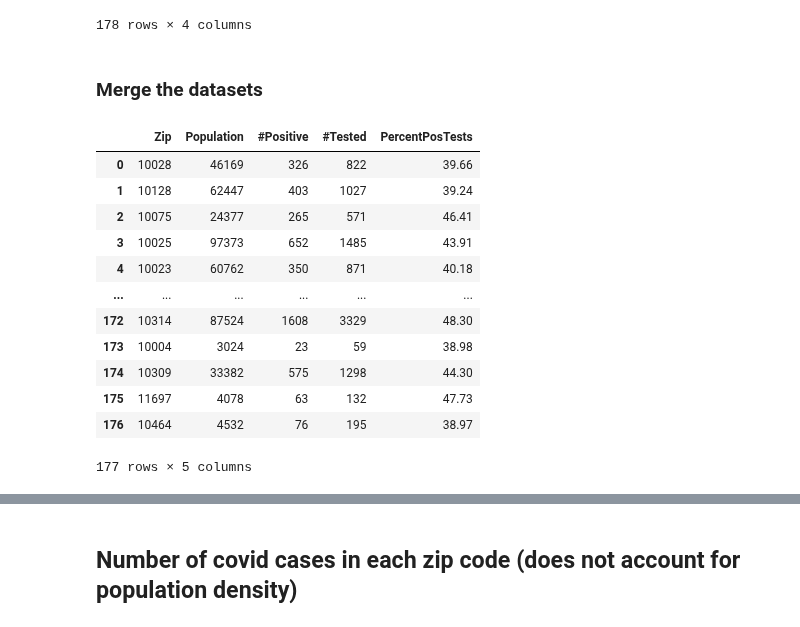
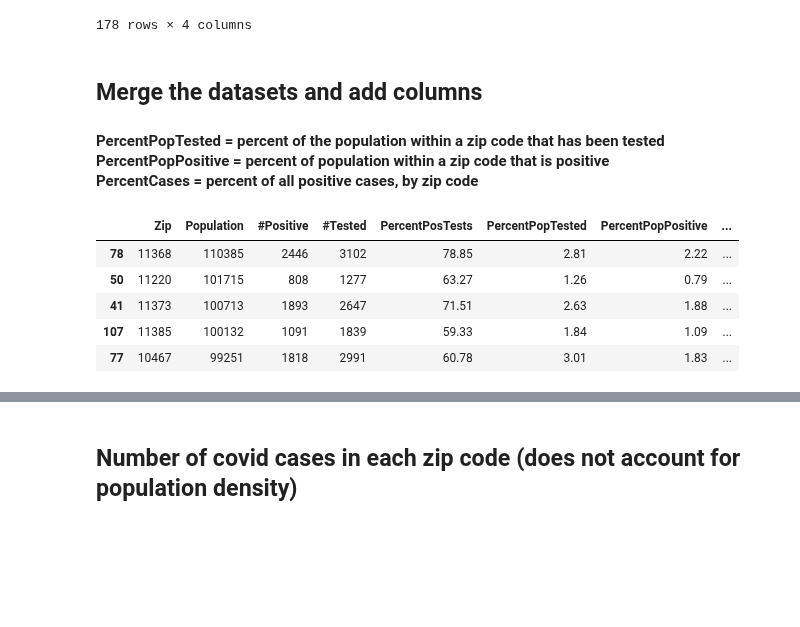
Before and after one commit to khyateed/covid-map-nyc, a Jupyter notebook: covid_testing_by_zip.ipynb, the cells around one changed output, grey strips where cells are left out. Drawn from its saved outputs; the diff is of its cells as text; code cells hidden in the pictures; blank space fills up the shorter version.

```diff
--- a/covid_testing_by_zip.ipynb
+++ b/covid_testing_by_zip.ipynb
@@ -76,23 +78,21 @@ test_df
 | 176 | 11694 | 371 | 641 | 57.88 |
 | 177 | 11697 | 63 | 132 | 47.73 |
 178 rows × 4 columns
-# %% [markdown]
-### Merge the datasets
+# %% [markdown]
+## Merge the datasets and add columns
+#### PercentPopTested = percent of the population within a zip code that has been tested<br>PercentPopPositive = percent of population within a zip code that is positive<br>PercentCases = percent of all positive cases, by zip code
 # %%
 merged = pd.merge(zip_pop_df, test_df, on='Zip')
 merged['Population'] = merged['Population'].str.replace(',','').astype(int)
-merged
+merged['PercentPopTested'] = ((merged['#Tested']/merged['Population'])*100).round(2)
+merged['PercentPopPositive'] = ((merged['#Positive']/merged['Population'])*100).round(2)
+totalCases = merged['#Positive'].sum()
+merged['PercentCases'] = ((merged['#Positive']/totalCases)*100).round(2)
+merged.sort_values('Population', ascending=False).head()
 # %% [output]
-|  | Zip | Population | #Positive | #Tested | PercentPosTests |
-| 0 | 10028 | 46169 | 326 | 822 | 39.66 |
-| 1 | 10128 | 62447 | 403 | 1027 | 39.24 |
-| 2 | 10075 | 24377 | 265 | 571 | 46.41 |
-| 3 | 10025 | 97373 | 652 | 1485 | 43.91 |
-| 4 | 10023 | 60762 | 350 | 871 | 40.18 |
-| ... | ... | ... | ... | ... | ... |
-| 172 | 10314 | 87524 | 1608 | 3329 | 48.30 |
-| 173 | 10004 | 3024 | 23 | 59 | 38.98 |
-| 174 | 10309 | 33382 | 575 | 1298 | 44.30 |
-| 175 | 11697 | 4078 | 63 | 132 | 47.73 |
-| 176 | 10464 | 4532 | 76 | 195 | 38.97 |
+|  | Zip | Population | #Positive | #Tested | PercentPosTests | PercentPopTested | PercentPopPositive | ... |
+| 78 | 11368 | 110385 | 2446 | 3102 | 78.85 | 2.81 | 2.22 | ... |
+| 50 | 11220 | 101715 | 808 | 1277 | 63.27 | 1.26 | 0.79 | ... |
+| 41 | 11373 | 100713 | 1893 | 2647 | 71.51 | 2.63 | 1.88 | ... |
+| 107 | 11385 | 100132 | 1091 | 1839 | 59.33 | 1.84 | 1.09 | ... |
+| 77 | 10467 | 99251 | 1818 | 2991 | 60.78 | 3.01 | 1.83 | ... |
-177 rows × 5 columns
```
Also changed, not shown: parts of 17 cells of this notebook, 7 other files.
